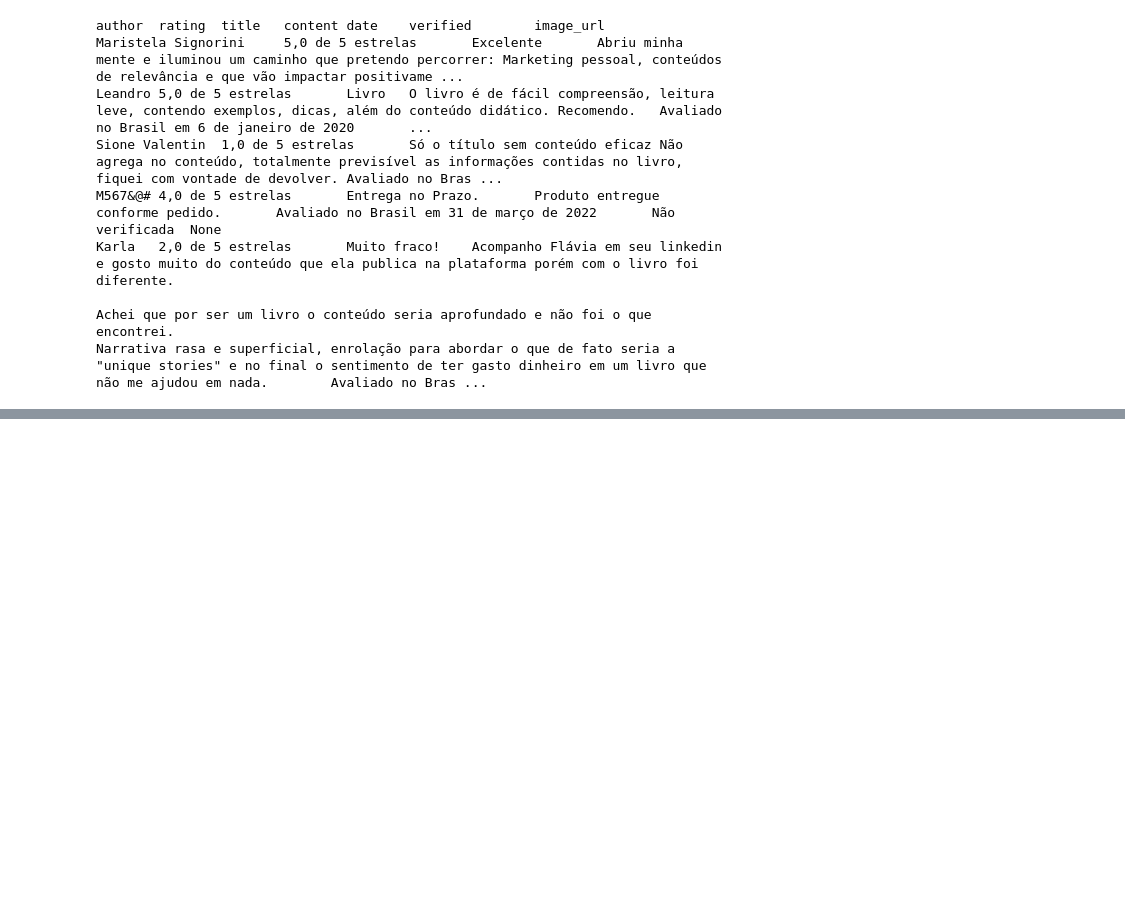
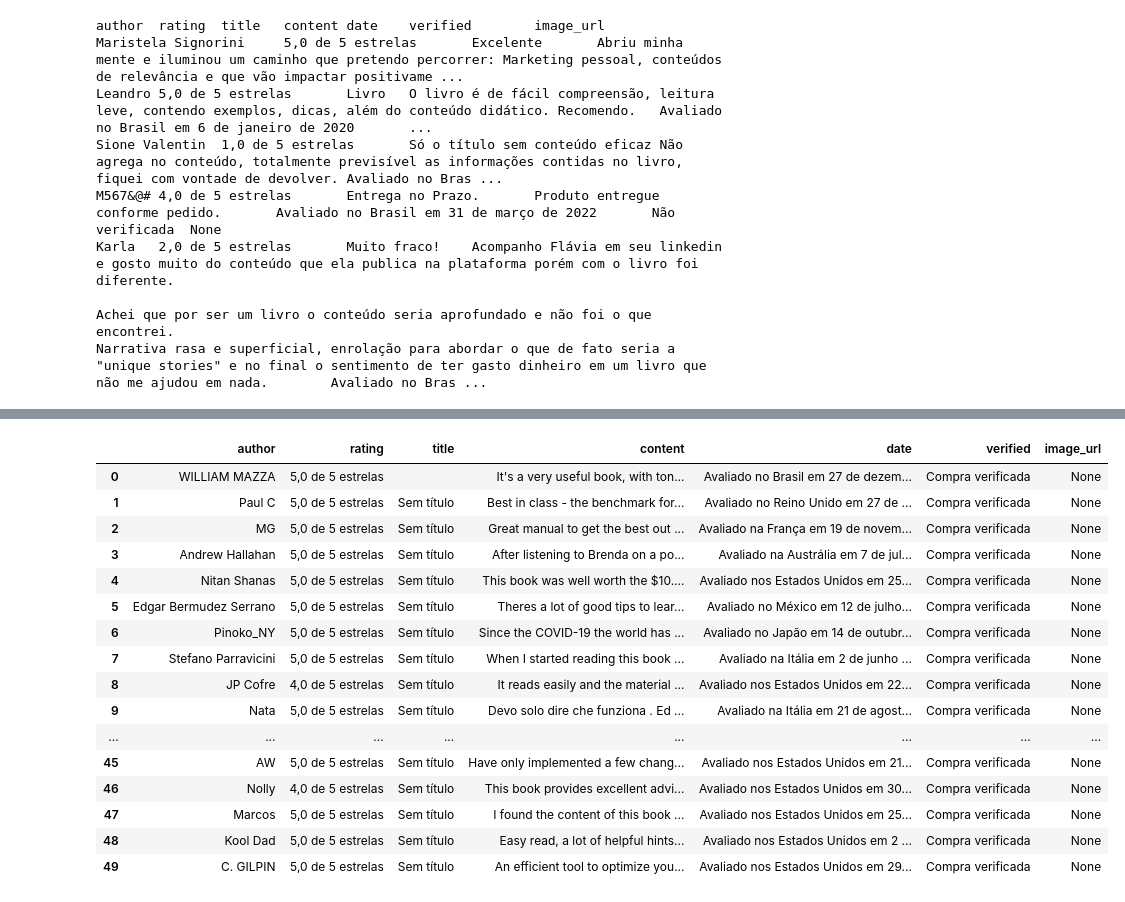
Before and after one commit to kayohr/Raspagem_Dados_Amazon, a Jupyter notebook: amazon2.ipynb, the cells around one changed output, grey strips where cells are left out. Cells and saved outputs as stored; diff of their text form; code cells hidden in the pictures; blank space fills up the shorter version.

```diff
--- a/amazon2.ipynb
+++ b/amazon2.ipynb
@@ -230,0 +459,23 @@ df
+# %%
+df = pd.DataFrame(all_reviews)
+
+# Exibir o DataFrame
+df
+# %% [output]
+|  | author | rating | title | content | date | verified | image_url |
+| 0 | WILLIAM MAZZA | 5,0 de 5 estrelas |  | It's a very useful book, with ton... | Avaliado no Brasil em 27 de dezem... | Compra verificada | None |
+| 1 | Paul C | 5,0 de 5 estrelas | Sem título | Best in class - the benchmark for... | Avaliado no Reino Unido em 27 de ... | Compra verificada | None |
+| 2 | MG | 5,0 de 5 estrelas | Sem título | Great manual to get the best out ... | Avaliado na França em 19 de novem... | Compra verificada | None |
+| 3 | Andrew Hallahan | 5,0 de 5 estrelas | Sem título | After listening to Brenda on a po... | Avaliado na Austrália em 7 de jul... | Compra verificada | None |
+| 4 | Nitan Shanas | 5,0 de 5 estrelas | Sem título | This book was well worth the $10.... | Avaliado nos Estados Unidos em 25... | Compra verificada | None |
+| 5 | Edgar Bermudez Serrano | 5,0 de 5 estrelas | Sem título | Theres a lot of good tips to lear... | Avaliado no México em 12 de julho... | Compra verificada | None |
+| 6 | Pinoko_NY | 5,0 de 5 estrelas | Sem título | Since the COVID-19 the world has ... | Avaliado no Japão em 14 de outubr... | Compra verificada | None |
+| 7 | Stefano Parravicini | 5,0 de 5 estrelas | Sem título | When I started reading this book ... | Avaliado na Itália em 2 de junho ... | Compra verificada | None |
+| 8 | JP Cofre | 4,0 de 5 estrelas | Sem título | It reads easily and the material ... | Avaliado nos Estados Unidos em 22... | Compra verificada | None |
+| 9 | Nata | 5,0 de 5 estrelas | Sem título | Devo solo dire che funziona . Ed ... | Avaliado na Itália em 21 de agost... | Compra verificada | None |
+| ... | ... | ... | ... | ... | ... | ... | ... |
+| 45 | AW | 5,0 de 5 estrelas | Sem título | Have only implemented a few chang... | Avaliado nos Estados Unidos em 21... | Compra verificada | None |
+| 46 | Nolly | 4,0 de 5 estrelas | Sem título | This book provides excellent advi... | Avaliado nos Estados Unidos em 30... | Compra verificada | None |
+| 47 | Marcos | 5,0 de 5 estrelas | Sem título | I found the content of this book ... | Avaliado nos Estados Unidos em 25... | Compra verificada | None |
+| 48 | Kool Dad | 5,0 de 5 estrelas | Sem título | Easy read, a lot of helpful hints... | Avaliado nos Estados Unidos em 2 ... | Compra verificada | None |
+| 49 | C. GILPIN | 5,0 de 5 estrelas | Sem título | An efficient tool to optimize you... | Avaliado nos Estados Unidos em 29... | Compra verificada | None |
```
Also changed, not shown: parts of 4 cells of this notebook.
